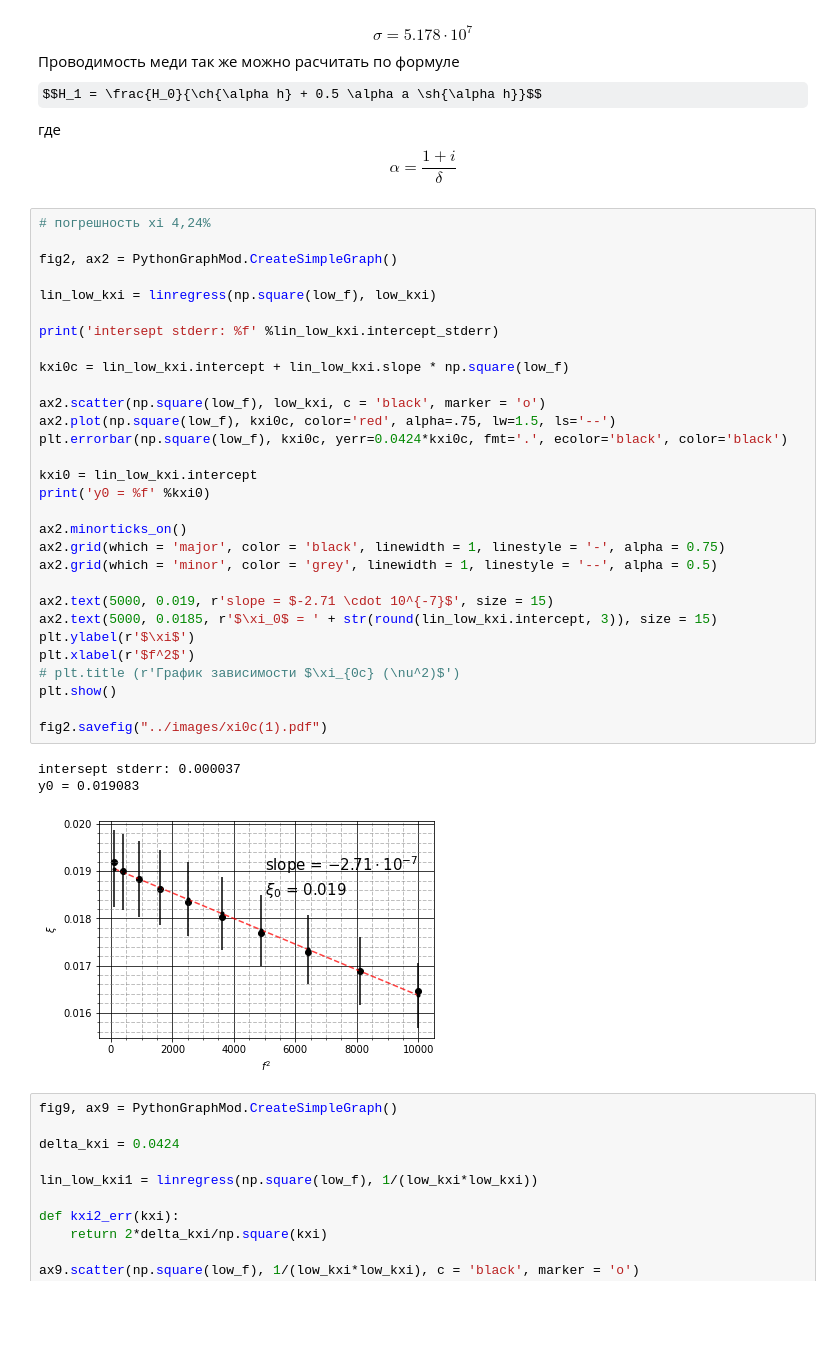
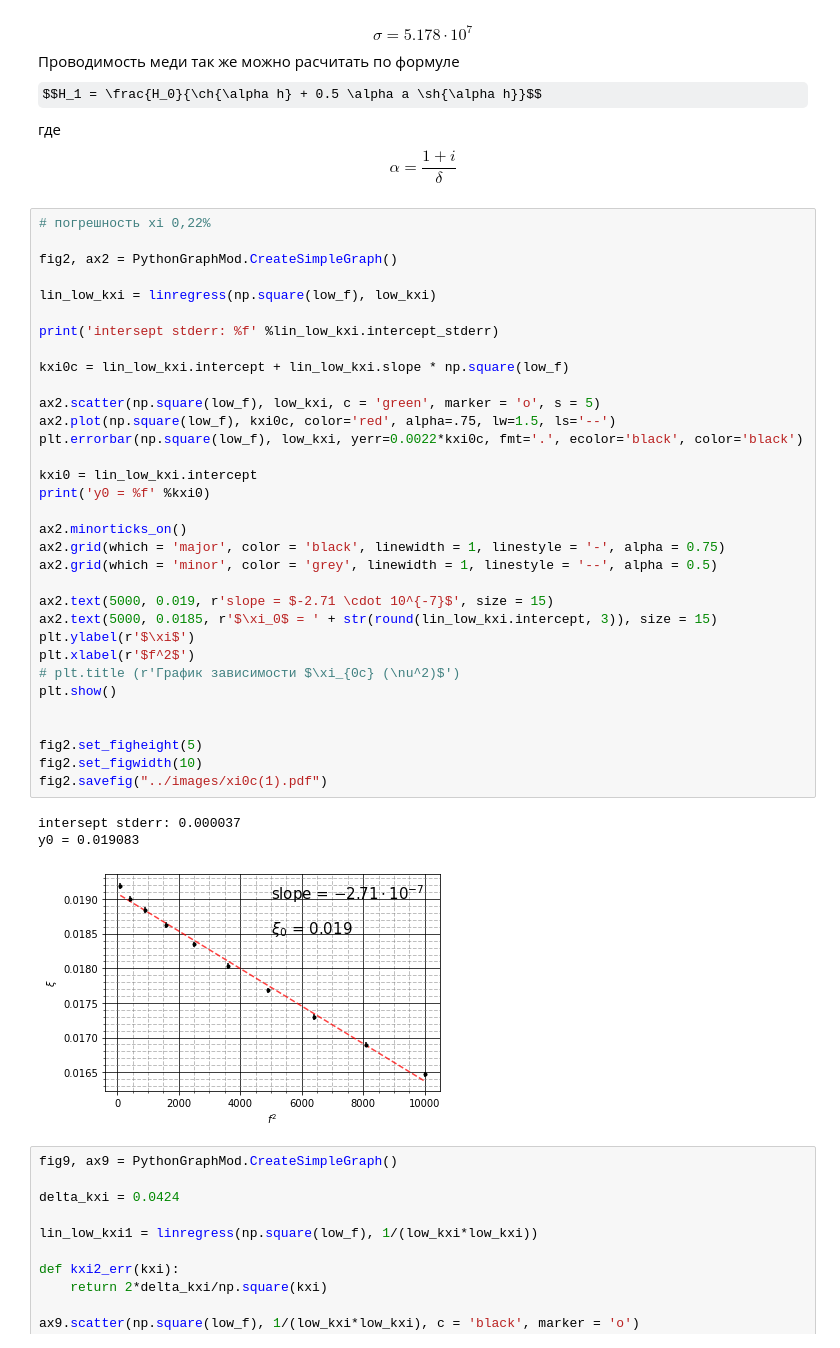
Before and after one commit to pavel-collab/Chosen-question-winter-2021, a Jupyter notebook: python/graphics.ipynb, the cells around one changed output. Cells and saved outputs as stored; diff of their text form; some formulas as TeX source; blank space fills up the shorter version.

Commit message:
fix errors

```diff
--- a/python/graphics.ipynb
+++ b/python/graphics.ipynb
@@ -86,39 +86,42 @@ slope = 0.021446
 Таким образом по полученной зависимости $$\Delta \psi = \frac{\pi}{4} + \frac{h \sqrt{\mu_0 \sigma \omega}}{\sqrt{2}}$$ можно определить проводимость меди. В нашем плучае $$\sigma = 5.178 \cdot 10^7$$
 Проводимость меди так же можно расчитать по формуле $$H_1 = \frac{H_0}{\ch{\alpha h} + 0.5 \alpha a \sh{\alpha h}}$$ где $$\alpha = \frac{1 + i}{\delta}$$
 # %%
-# погрешность xi 4,24%
+# погрешность xi 0,22%
 
 fig2, ax2 = PythonGraphMod.CreateSimpleGraph()
 
 lin_low_kxi = linregress(np.square(low_f), low_kxi)
 
 print('intersept stderr: %f' %lin_low_kxi.intercept_stderr)
 
 kxi0c = lin_low_kxi.intercept + lin_low_kxi.slope * np.square(low_f)
 
-ax2.scatter(np.square(low_f), low_kxi, c = 'black', marker = 'o')
+ax2.scatter(np.square(low_f), low_kxi, c = 'green', marker = 'o', s = 5)
 ax2.plot(np.square(low_f), kxi0c, color='red', alpha=.75, lw=1.5, ls='--')
-plt.errorbar(np.square(low_f), kxi0c, yerr=0.0424*kxi0c, fmt='.', ecolor='black', color='black')
+plt.errorbar(np.square(low_f), low_kxi, yerr=0.0022*kxi0c, fmt='.', ecolor='black', color='black')
 
 kxi0 = lin_low_kxi.intercept
 print('y0 = %f' %kxi0)
 
 ax2.minorticks_on()
 ax2.grid(which = 'major', color = 'black', linewidth = 1, linestyle = '-', alpha = 0.75)
 ax2.grid(which = 'minor', color = 'grey', linewidth = 1, linestyle = '--', alpha = 0.5)
 
 ax2.text(5000, 0.019, r'slope = $-2.71 \cdot 10^{-7}$', size = 15)
 ax2.text(5000, 0.0185, r'$\xi_0$ = ' + str(round(lin_low_kxi.intercept, 3)), size = 15)
 plt.ylabel(r'$\xi$')
 plt.xlabel(r'$f^2$')
 # plt.title (r'График зависимости $\xi_{0c} (\nu^2)$')
 plt.show()
 
+
+fig2.set_figheight(5)
+fig2.set_figwidth(10)
 fig2.savefig("../images/xi0c(1).pdf")
 # %% [output]
 intersept stderr: 0.000037
 y0 = 0.019083
-[figure, old version]
+[figure, new version]
 # %%
 fig9, ax9 = PythonGraphMod.CreateSimpleGraph()
 
```
Also changed, not shown: 11 other files.
